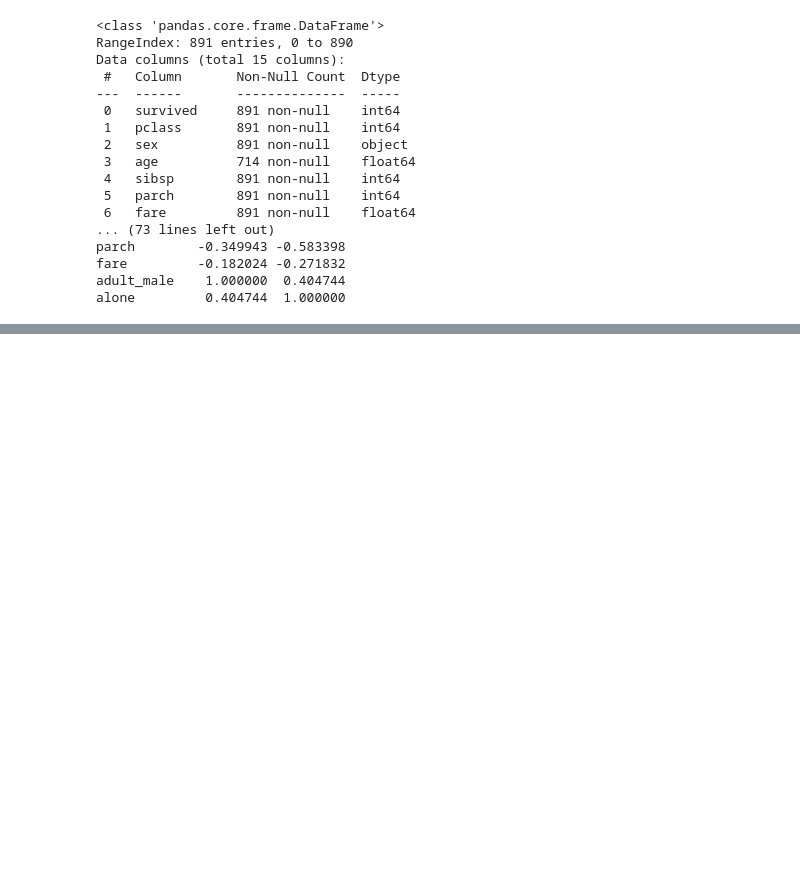
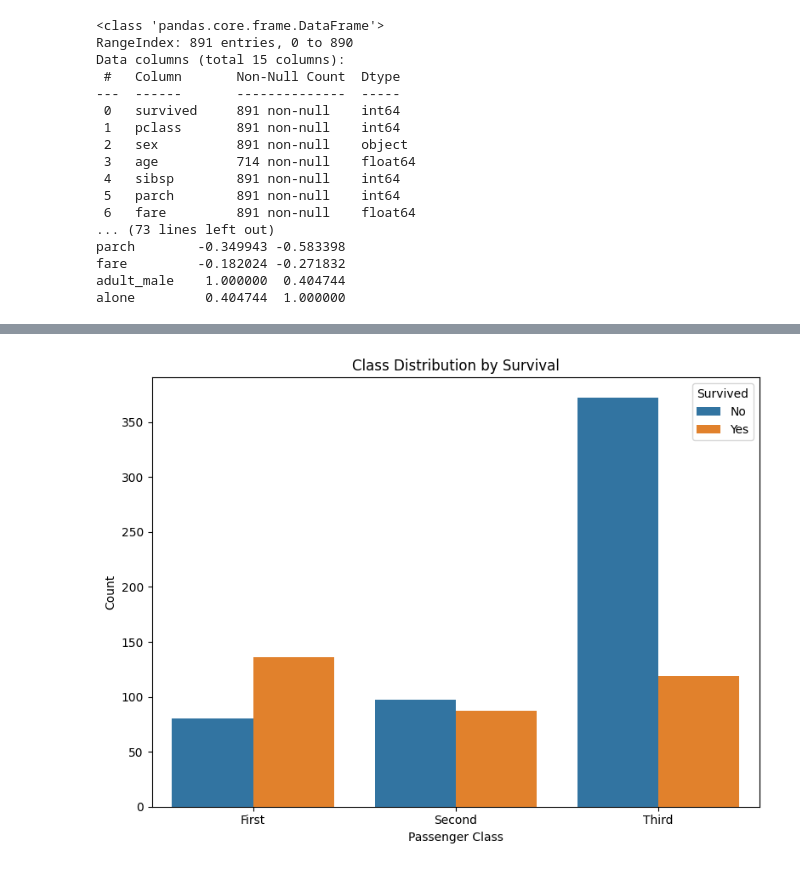
Before and after one commit to s-golla/applied-ml-sgolla, a Jupyter notebook: notebooks/project02/ml02_sgolla.ipynb, the cells around one changed output, grey strips where cells are left out. Drawn from its saved outputs; the diff is of its cells as text; code cells hidden in the pictures; blank space fills up the shorter version.

```diff
--- a/notebooks/project02/ml02_sgolla.ipynb
+++ b/notebooks/project02/ml02_sgolla.ipynb
@@ -41,0 +91,13 @@ alone         0.404744  1.000000
+# %%
+# 4. Class vs Survival Plot
+plt.figure(figsize=(8, 6))
+sns.countplot(data=titanic, x='class', hue='survived')
+plt.title('Class Distribution by Survival')
+plt.xlabel('Passenger Class')
+plt.ylabel('Count')
+plt.legend(title='Survived', labels=['No', 'Yes'])
+plt.tight_layout()
+plt.show()
+plt.close()
+# %% [output]
+[figure, added]
```
Also changed, not shown: parts of 6 cells of this notebook.
